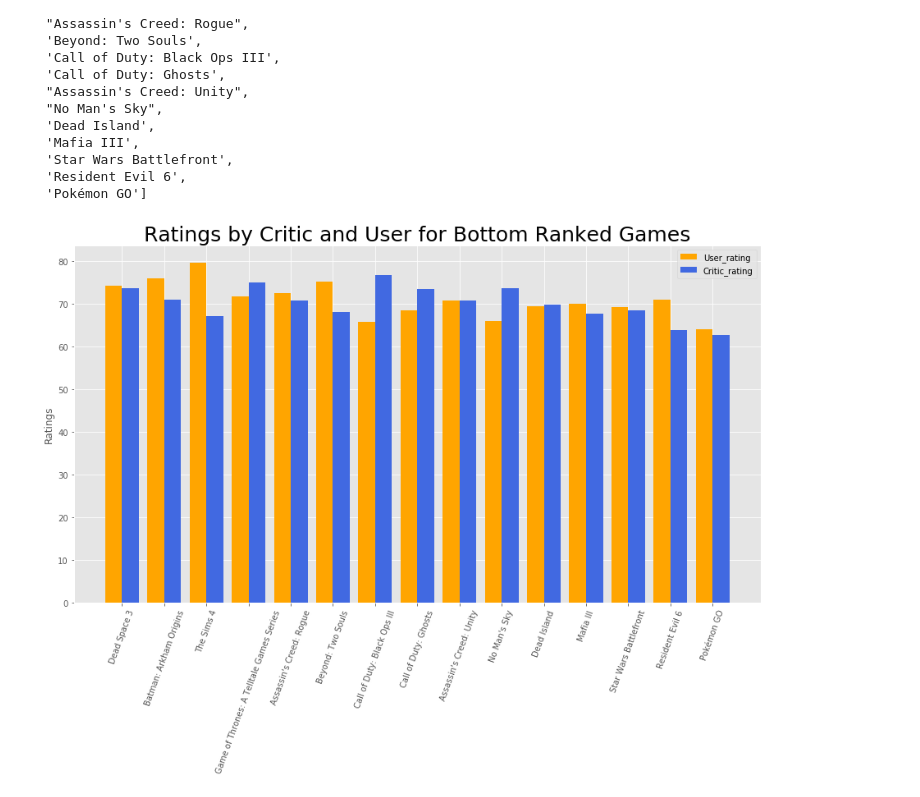
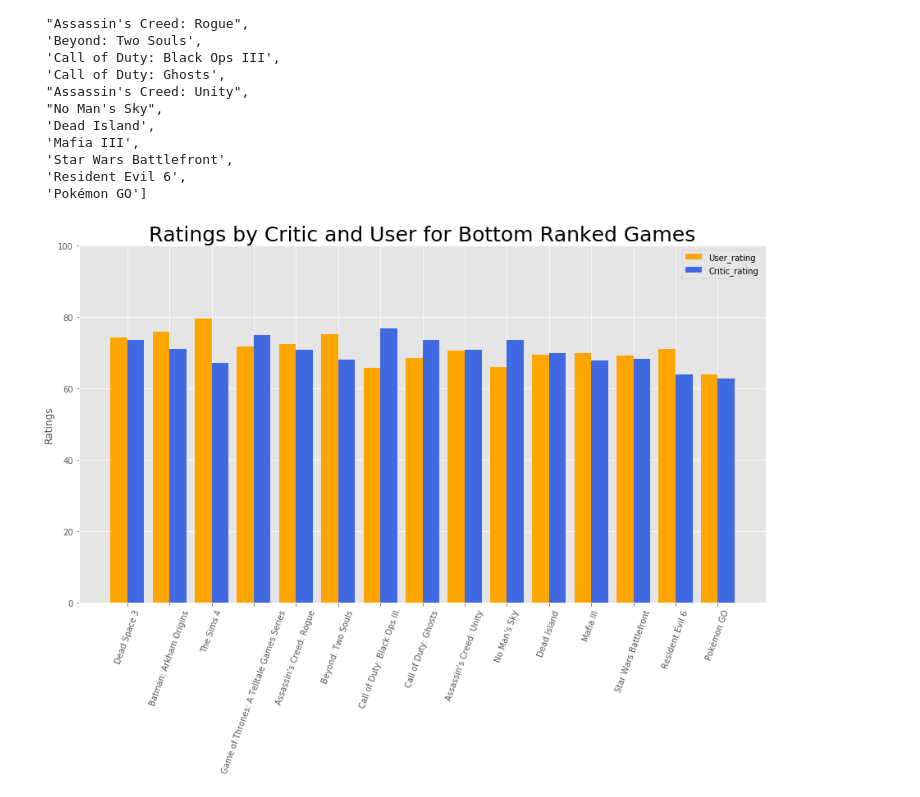
Before and after one commit to Judahesses/IGDB-Project-1, a Jupyter notebook: igdb-project-1.ipynb, the cells around one changed output. Cells and saved outputs as stored; diff of their text form; code cells hidden in the pictures.

Commit message:
edit plots

```diff
--- a/igdb-project-1.ipynb
+++ b/igdb-project-1.ipynb
@@ -626,31 +713,32 @@ user_rating = (user_review_top)
 
 #need to offset the second column in our two bar graph by the width
 critic_rating = (critic_review_top)
 rects2 = ax.bar(ind+width, critic_review_bottom, width, color='royalblue')
 
 # add the descriptive attributes for our plot
 ax.set_ylabel('Ratings')
 ax.set_title('Ratings by Critic and User for Bottom Ranked Games', size =25)
 ax.set_xticks(ind + width / 2)
 ax.set_xticklabels( ['Dead Space 3',
  'Batman: Arkham Origins',
  'The Sims 4',
  'Game of Thrones: A Telltale Games Series',
  "Assassin's Creed: Rogue",
  'Beyond: Two Souls',
  'Call of Duty: Black Ops III',
  'Call of Duty: Ghosts',
  "Assassin's Creed: Unity",
  "No Man's Sky",
  'Dead Island',
  'Mafia III',
  'Star Wars Battlefront',
  'Resident Evil 6',
  'Pokémon GO'], rotation = 70 )
+ax.set_ylim(top = 100)
 
 
 ax.legend( (rects1[0], rects2[0]), ('User_rating', 'Critic_rating'))
 
 plt.show()
 # %% [output]
-[figure, old version]
+[figure, new version]
```
Also changed, not shown: parts of 40 cells of this notebook.
